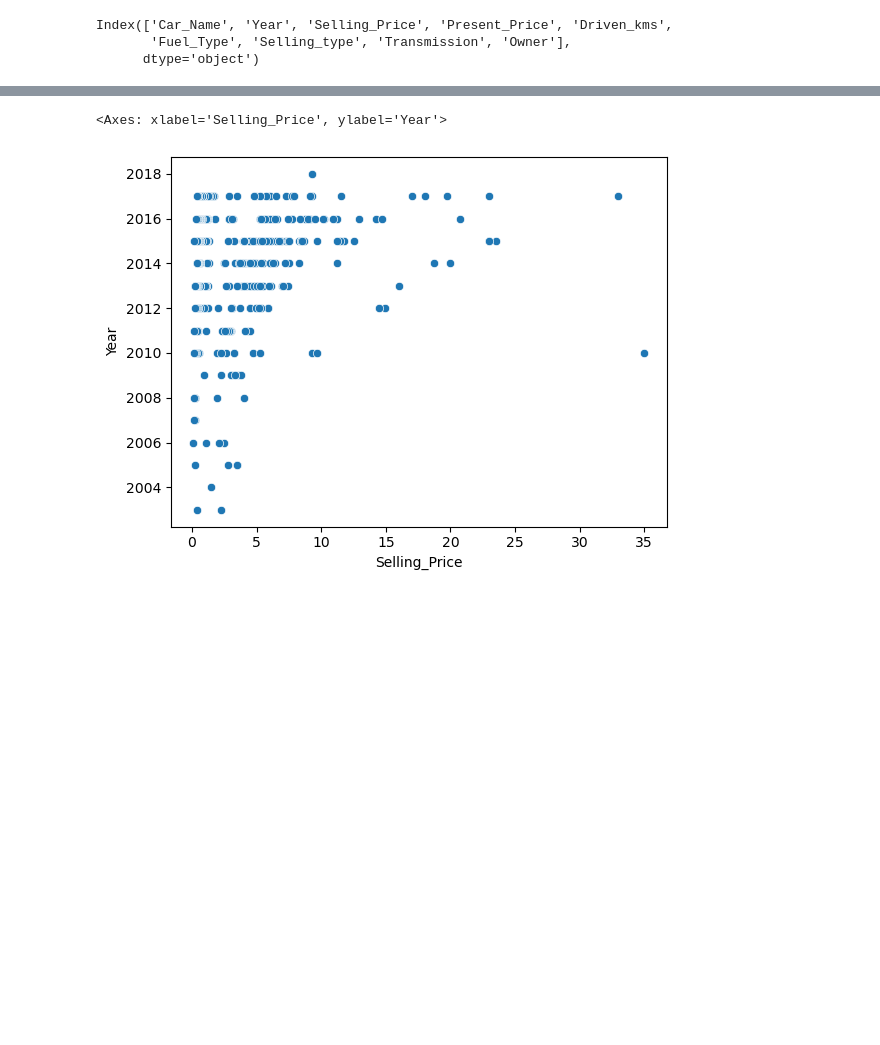
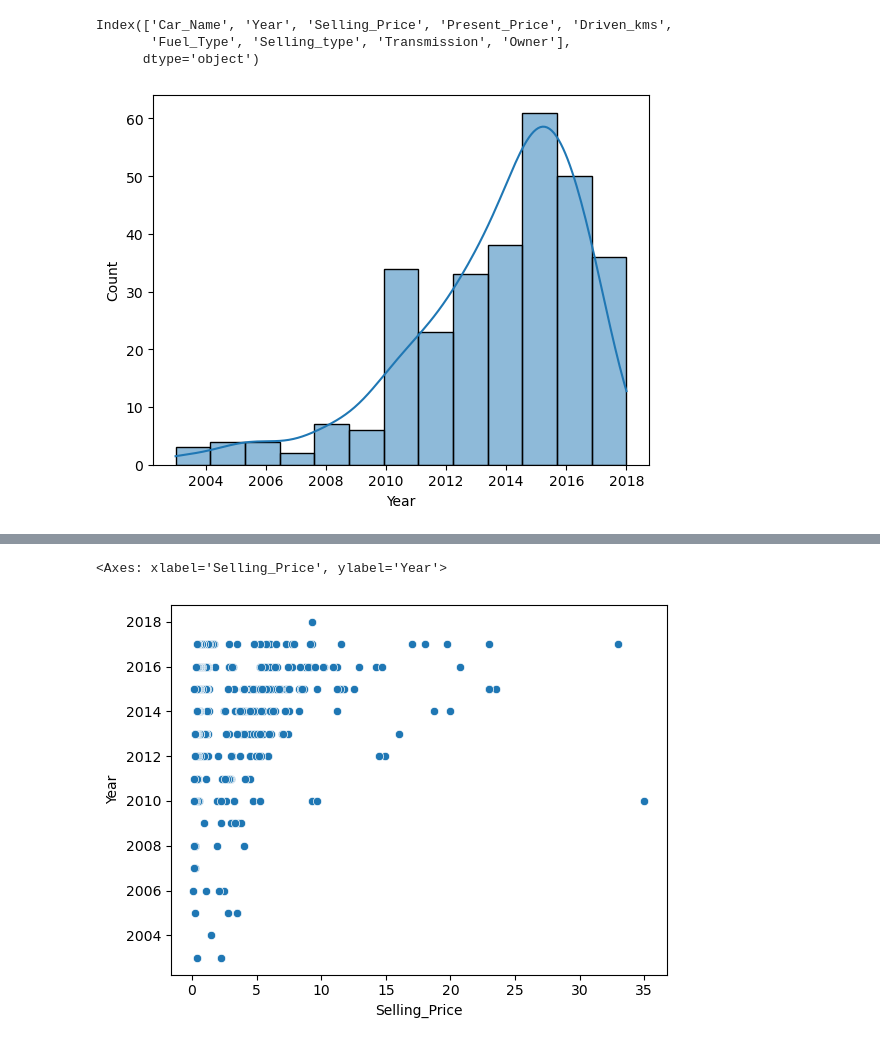
Before and after one commit to aumpanara-art/Car-Price-Prediction-with-M.L., a Jupyter notebook: Car-Prediction.ipynb, the cells around one changed output, grey strips where cells are left out. Saved outputs shown, nothing was run; the diff lists cells and outputs as text; code cells hidden in the pictures; blank space fills up the shorter version.

```diff
--- a/Car-Prediction.ipynb
+++ b/Car-Prediction.ipynb
@@ -105,3 +137,8 @@ df.columns
 Index(['Car_Name', 'Year', 'Selling_Price', 'Present_Price', 'Driven_kms',
        'Fuel_Type', 'Selling_type', 'Transmission', 'Owner'],
       dtype='object')
+# %%
+sns.histplot(x=df['Year'] , kde=True)
+plt.show()
+# %% [output]
+[figure, added]
```
Also changed, not shown: parts of 13 cells of this notebook.
